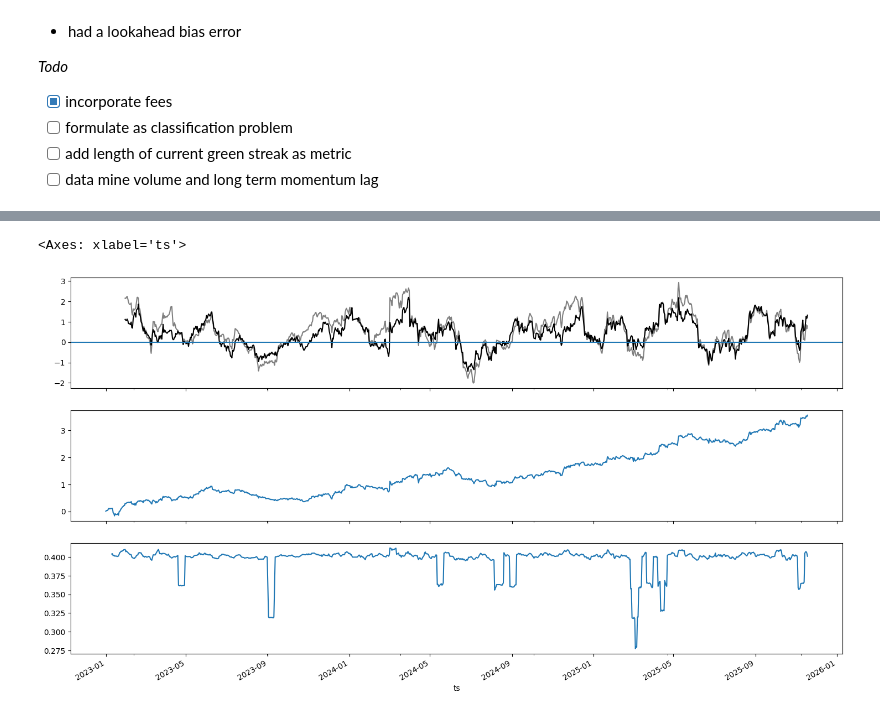
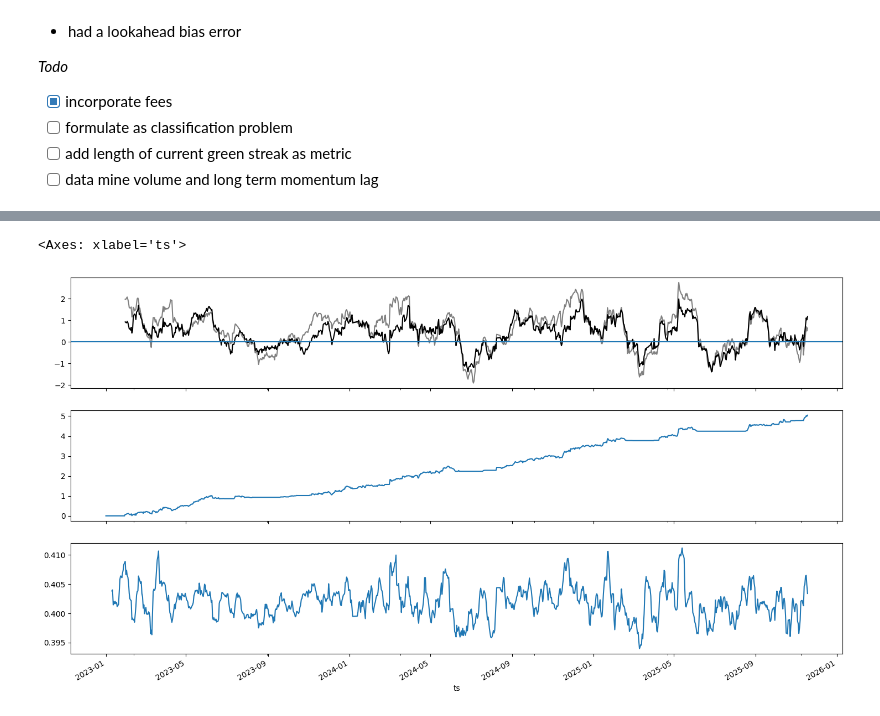
Before and after one commit to flanfly/studies, a Jupyter notebook: mean-reversion.ipynb, the cells around one changed output, grey strips where cells are left out. Saved outputs shown, nothing was run; the diff lists cells and outputs as text; code cells hidden in the pictures.

Commit message:
clean up mean reversion notebook

```diff
--- a/mean-reversion.ipynb
+++ b/mean-reversion.ipynb
@@ -179,12 +187,8 @@ df = con.sql('''
 select
     c.ts,
     c.symbol,
-    c.mom1d as mom,
-    c.mom5d,
-    c.mom10d,
-    c.mom15d,
+    c.mom1d,
     c.mom30d,
-    c.mom60d,
     c.ret,
     c.vol,
     c.vol15d,
@@ -196,64 +200,57 @@ where cc.symbol = 'btc' and year(c.ts) >= 2023
 order by c.ts, c.symbol
 ''').pl()
 
-df = df.filter([
-    pl.col('mom') == pl.col('mom')
-    #pl.col('mom').sign() == pl.col('mom60d').sign()
-    #pl.col('run').abs() < 10
-    #(pl.col('run').sign() == pl.col('mom60d').sign())
-]).with_columns([
+df = df.with_columns([
     pl.col('vol15d').qcut(
         10,
         allow_duplicates=True,
         labels=list(map(lambda n: f'{n}', range(1,11)))
     ).over('ts').alias('volrank'),
-    pl.col('mom').qcut(
-        10,
-        allow_duplicates=True,
-        labels=list(map(lambda n: f'{n}', range(1,11)))
-    ).over('ts').alias('rank'),
     pl.col('mom30d').abs().qcut(
         10,
         allow_duplicates=True,
         labels=list(map(lambda n: f'{n}', range(1,11)))
     ).over('ts').alias('longrank'),
+    pl.col('mom1d').qcut(
+        10,
+        allow_duplicates=True,
+        labels=list(map(lambda n: f'{n}', range(1,11)))
+    ).over('ts').alias('rank'),
 ]).filter([
-    #pl.col('mom') == pl.col('mom')
-    (pl.col('volrank').is_in(['9','10']).not_())
-    & (pl.col('longrank').is_in(['7','8','9','10']).not_())
+    (pl.col('volrank').is_in(['10']).not_()) & (pl.col('longrank').is_in(['8','9','10']).not_())
+]).filter([
+    pl.col('rank') == '1',
 ]).with_columns([
-    pl.when(
-        pl.col('rank') ==  '10').then(pl.lit(0)).when(
-        pl.col('rank') == '1').then(pl.lit(1)).otherwise(
-        pl.lit(0)).alias('dir'),
-]).with_columns([
-    (pl.col('vol') / pl.col('vol').sum().over(['ts', 'dir']) * pl.col('dir') * pl.lit(1)).alias('weight')
+    (pl.col('vol') / pl.col('vol').sum().over(['ts'])).alias('weight')
 ]).sort(['ts','symbol']).with_columns([
     pl.col('weight').alias('initial'),
     (pl.col('weight') * pl.col('ret').exp()).alias('eod')
 ]).with_columns([
     ((pl.col('eod').abs() + pl.col('initial').abs()) * 0.002).alias('fee'),
 ]).with_columns([
     (pl.col('eod') - pl.col('initial') - pl.col('fee')).alias('pnl'),
 ])
 
 res = df.sort('ts').group_by('ts').agg([
     (1 + pl.col('pnl').sum()).log().alias('strategy'),
     pl.col('fee').sum().alias('fee'),
     pl.col('ref').first(),
 ]).sort(['ts']).with_columns([
     (pl.col('strategy') - pl.col('ref')).alias('perf'),
 ]).with_columns([
-    pl.col('perf').cum_sum().alias('equity'),
+    pl.when(
+        pl.col('perf').rolling_mean(30) > 0).then(pl.col('perf')).otherwise(0).alias('cond')
+]).with_columns([
+    pl.col('cond').cum_sum().alias('equity'),
 ]).to_pandas().set_index('ts').sort_index()
 
 fig, [ax1, ax2, ax3] = plt.subplots(3,1,figsize=(18,10), sharex=True)
 
 ((np.exp(res.strategy) - 1) * 100).rolling(30).mean().plot(y='strategy',ax=ax1,color='gray')
 ((np.exp(res.perf) - 1) * 100).rolling(30).mean().plot(y='perf',ax=ax1,color='black')
 ax1.axhline(0)
 res.equity.plot(y='equity',ax=ax2)
 (res.fee * 100).rolling(10).mean().plot(y='fee',ax=ax3)
 # %% [output]
 <Axes: xlabel='ts'>
-[figure, old version]
+[figure, new version]
```
Also changed, not shown: parts of 3 cells of this notebook.
